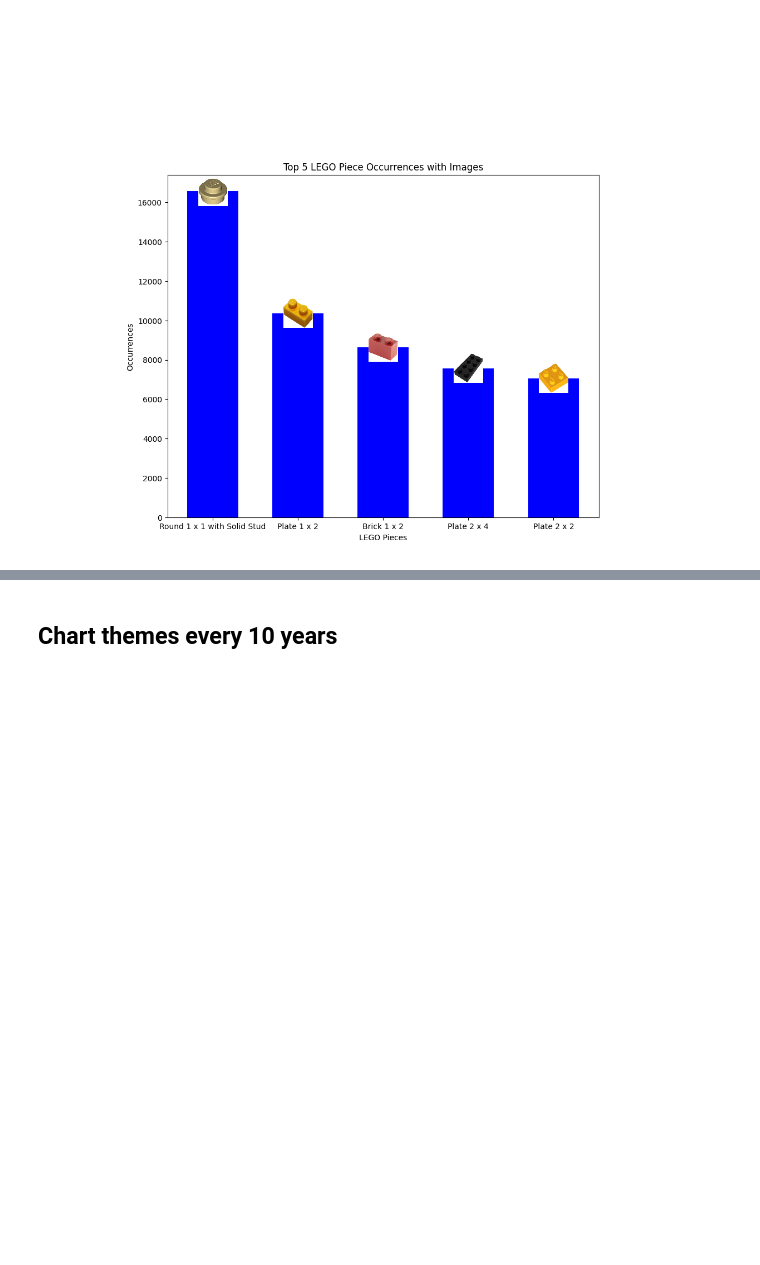
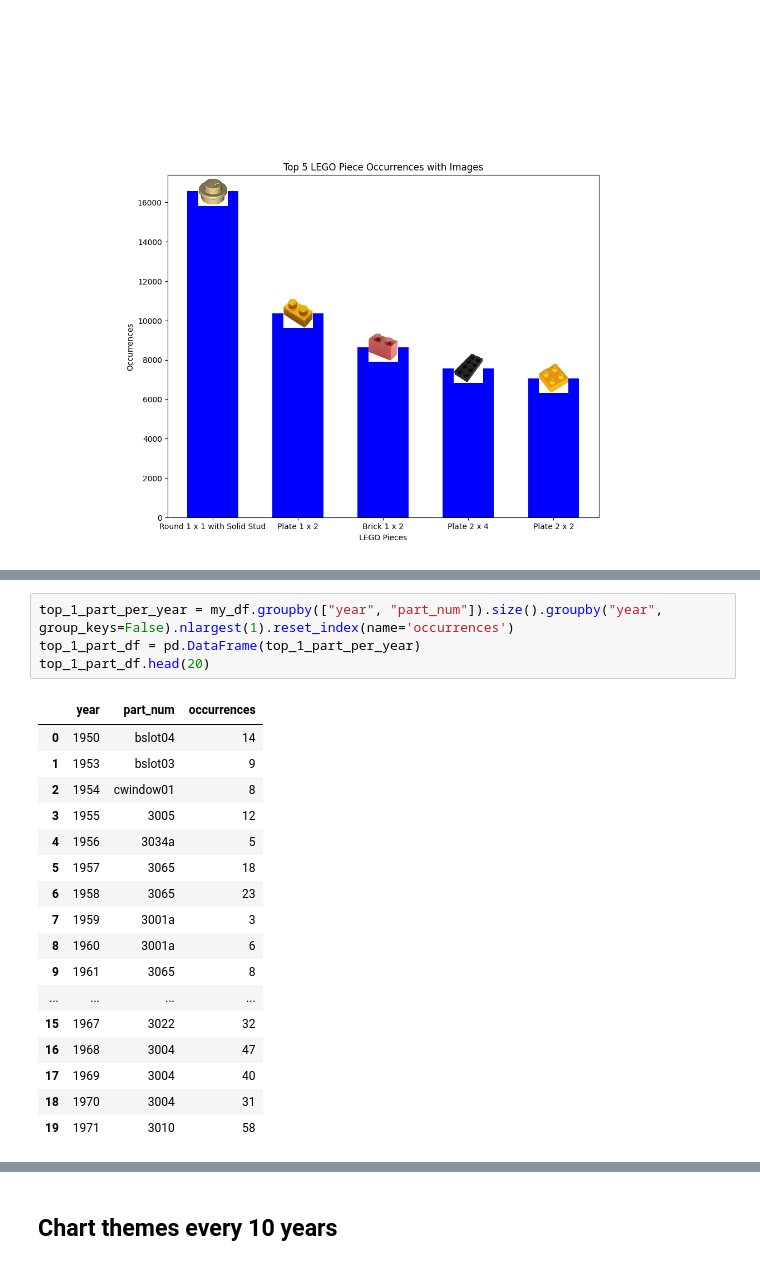
Before and after one commit to MatthewKolotylo/Lego-Project, a Jupyter notebook: Master Code Copy.ipynb, the cells around one changed output, grey strips where cells are left out. Drawn from its saved outputs; the diff is of its cells as text; blank space fills up the shorter version.

```diff
--- a/Master Code Copy.ipynb
+++ b/Master Code Copy.ipynb
@@ -385,0 +381,22 @@ my_df["part_num"].unique().shape
+# %%
+top_1_part_per_year = my_df.groupby(["year", "part_num"]).size().groupby("year", group_keys=False).nlargest(1).reset_index(name='occurrences')
+top_1_part_df = pd.DataFrame(top_1_part_per_year)
+top_1_part_df.head(20)
+# %% [output]
+|  | year | part_num | occurrences |
+| 0 | 1950 | bslot04 | 14 |
+| 1 | 1953 | bslot03 | 9 |
+| 2 | 1954 | cwindow01 | 8 |
+| 3 | 1955 | 3005 | 12 |
+| 4 | 1956 | 3034a | 5 |
+| 5 | 1957 | 3065 | 18 |
+| 6 | 1958 | 3065 | 23 |
+| 7 | 1959 | 3001a | 3 |
+| 8 | 1960 | 3001a | 6 |
+| 9 | 1961 | 3065 | 8 |
+| ... | ... | ... | ... |
+| 15 | 1967 | 3022 | 32 |
+| 16 | 1968 | 3004 | 47 |
+| 17 | 1969 | 3004 | 40 |
+| 18 | 1970 | 3004 | 31 |
+| 19 | 1971 | 3010 | 58 |
```
Also changed, not shown: parts of 8 cells of this notebook.
